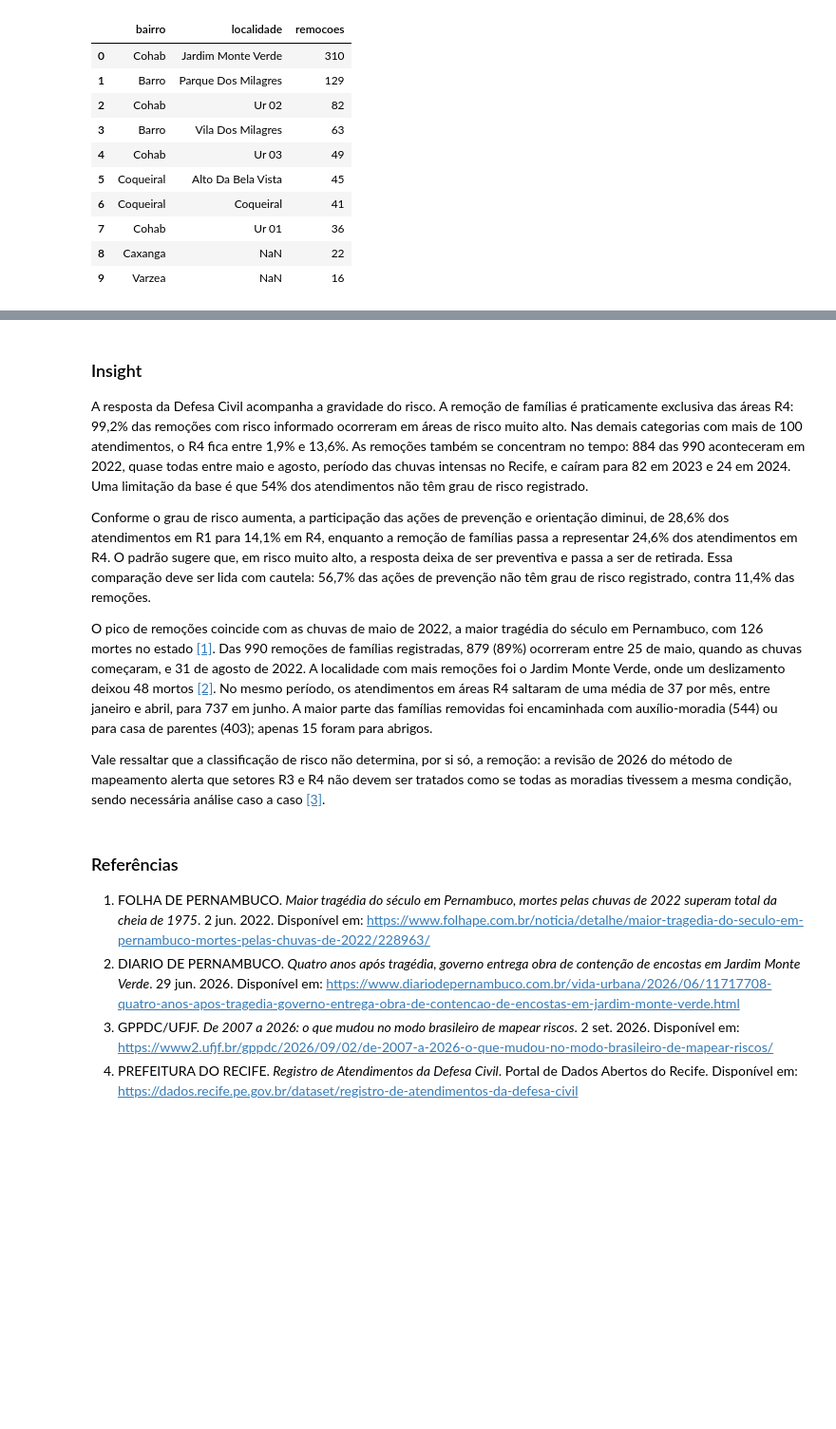
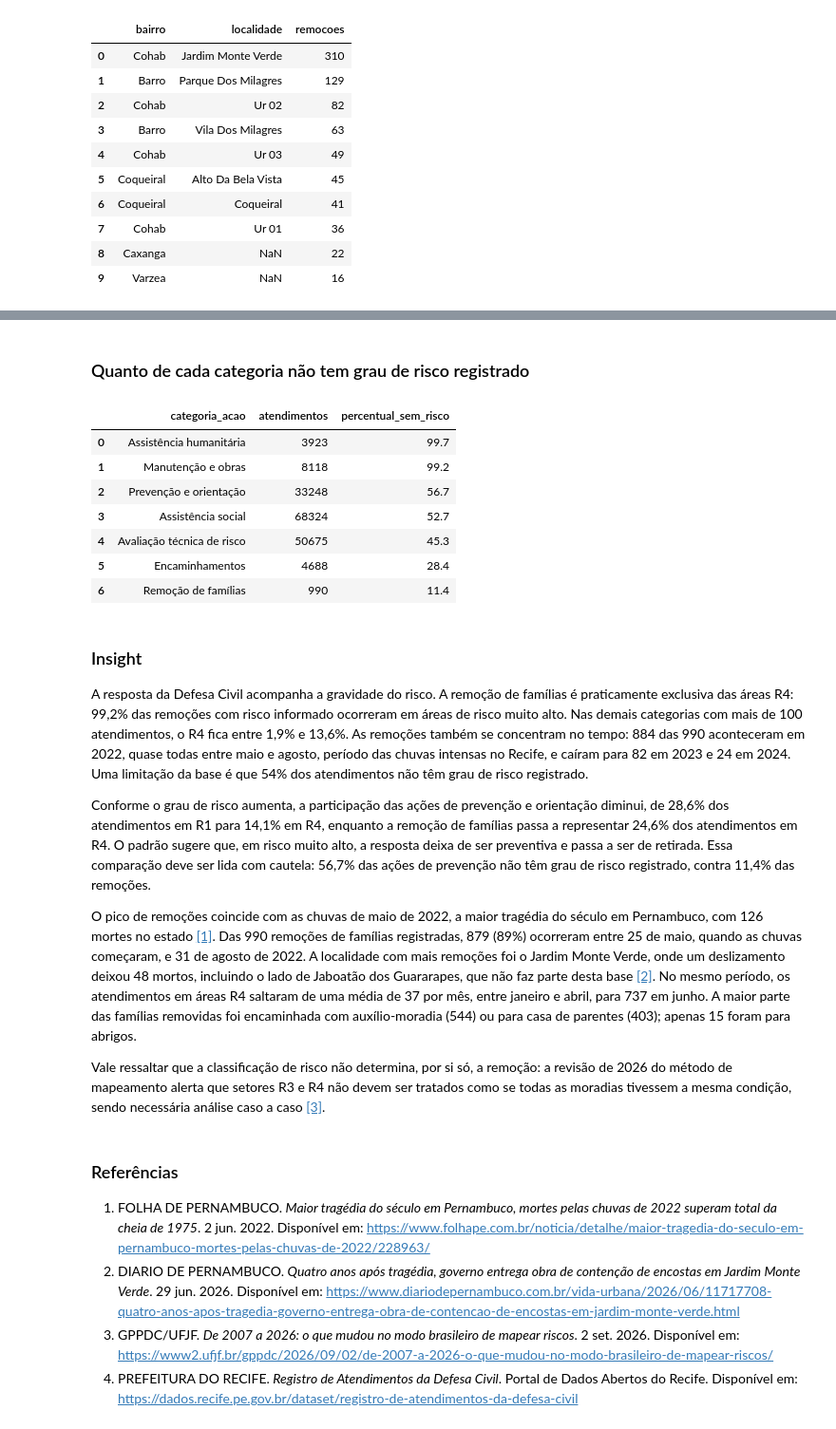
Before and after one commit to mathgoestech/pipeline-defesa-civil-recife, a Jupyter notebook: analises/analise_2_risco_x_tipo_acao.ipynb, the cells around one changed output, grey strips where cells are left out. Shown at 95% size. Cells and saved outputs as stored; diff of their text form; code cells hidden in the pictures; blank space fills up the shorter version.

```diff
--- a/analises/analise_2_risco_x_tipo_acao.ipynb
+++ b/analises/analise_2_risco_x_tipo_acao.ipynb
@@ -126,10 +180,24 @@ remocoes
+# %% [markdown]
+### Quanto de cada categoria não tem grau de risco registrado
+# %%
+consulta = open("../analises/analise_2_risco_ausente_por_categoria.sql", encoding="utf-8").read()
+pd.read_sql(consulta, con=engine)
+# %% [output]
+|  | categoria_acao | atendimentos | percentual_sem_risco |
+| 0 | Assistência humanitária | 3923 | 99.7 |
+| 1 | Manutenção e obras | 8118 | 99.2 |
+| 2 | Prevenção e orientação | 33248 | 56.7 |
+| 3 | Assistência social | 68324 | 52.7 |
+| 4 | Avaliação técnica de risco | 50675 | 45.3 |
+| 5 | Encaminhamentos | 4688 | 28.4 |
+| 6 | Remoção de famílias | 990 | 11.4 |
 # %% [markdown]
 ### Insight
 A resposta da Defesa Civil acompanha a gravidade do risco. A remoção de famílias é praticamente exclusiva das áreas R4: 99,2% das remoções com risco informado ocorreram em áreas de risco muito alto. Nas demais categorias com mais de 100 atendimentos, o R4 fica entre 1,9% e 13,6%. As remoções também se concentram no tempo: 884 das 990 aconteceram em 2022, quase todas entre maio e agosto, período das chuvas intensas no Recife, e caíram para 82 em 2023 e 24 em 2024. Uma limitação da base é que 54% dos atendimentos não têm grau de risco registrado.
 
 Conforme o grau de risco aumenta, a participação das ações de prevenção e orientação diminui, de 28,6% dos atendimentos em R1 para 14,1% em R4, enquanto a remoção de famílias passa a representar 24,6% dos atendimentos em R4. O padrão sugere que, em risco muito alto, a resposta deixa de ser preventiva e passa a ser de retirada. Essa comparação deve ser lida com cautela: 56,7% das ações de prevenção não têm grau de risco registrado, contra 11,4% das remoções.
 
-O pico de remoções coincide com as chuvas de maio de 2022, a maior tragédia do século em Pernambuco, com 126 mortes no estado [[1]](#referencias). Das 990 remoções de famílias registradas, 879 (89%) ocorreram entre 25 de maio, quando as chuvas começaram, e 31 de agosto de 2022. A localidade com mais remoções foi o Jardim Monte Verde, onde um deslizamento deixou 48 mortos [[2]](#referencias). No mesmo período, os atendimentos em áreas R4 saltaram de uma média de 37 por mês, entre janeiro e abril, para 737 em junho. A maior parte das famílias removidas foi encaminhada com auxílio-moradia (544) ou para casa de parentes (403); apenas 15 foram para abrigos.
+O pico de remoções coincide com as chuvas de maio de 2022, a maior tragédia do século em Pernambuco, com 126 mortes no estado [[1]](#referencias). Das 990 remoções de famílias registradas, 879 (89%) ocorreram entre 25 de maio, quando as chuvas começaram, e 31 de agosto de 2022. A localidade com mais remoções foi o Jardim Monte Verde, onde um deslizamento deixou 48 mortos, incluindo o lado de Jaboatão dos Guararapes, que não faz parte desta base [[2]](#referencias). No mesmo período, os atendimentos em áreas R4 saltaram de uma média de 37 por mês, entre janeiro e abril, para 737 em junho. A maior parte das famílias removidas foi encaminhada com auxílio-moradia (544) ou para casa de parentes (403); apenas 15 foram para abrigos.
 
 Vale ressaltar que a classificação de risco não determina, por si só, a remoção: a revisão de 2026 do método de mapeamento alerta que setores R3 e R4 não devem ser tratados como se todas as moradias tivessem a mesma condição, sendo necessária análise caso a caso [[3]](#referencias).
 # %% [markdown]
```
Also changed, not shown: parts of 8 cells of this notebook, 1 other file.
